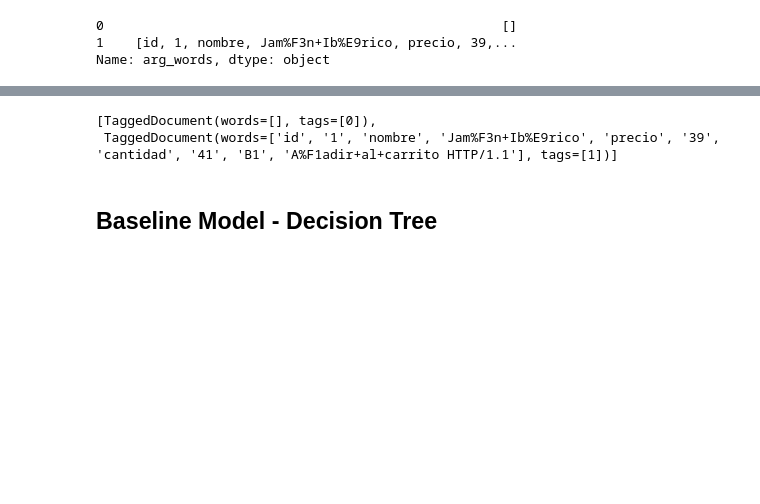
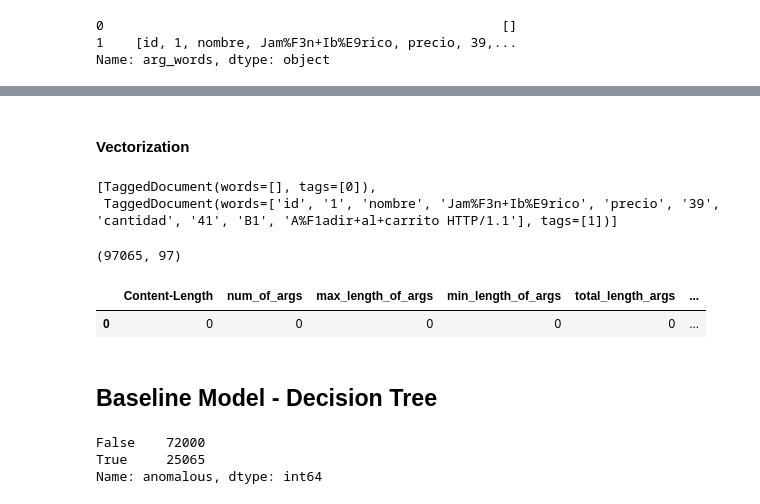
Before and after one commit to Aisha-K/anomaly-detection-for-web-attacks, a Jupyter notebook: notebooks/Data processing.ipynb, the cells around one changed output, grey strips where cells are left out. Saved outputs shown, nothing was run; the diff lists cells and outputs as text; code cells hidden in the pictures; blank space fills up the shorter version.

Commit message:
epochs and feature sizes changed

```diff
--- a/notebooks/Data processing.ipynb
+++ b/notebooks/Data processing.ipynb
@@ -236,4 +255,6 @@ df.head(1)
 # %% [output]
 |  | anomalous | Content-Length | url_words | arg_words | num_of_args | max_length_of_args | min_length_of_args | ... |
 | 0 | False | 0 | [http:, , localhost:8080, tienda1... | [] | 0 | 0 | 0 | ... |
+# %% [markdown]
+####  Vectorization
 # %%
@@ -248,7 +270,7 @@ card_docs[0:2]
  TaggedDocument(words=['id', '1', 'nombre', 'Jam%F3n+Ib%E9rico', 'precio', '39', 'cantidad', '41', 'B1', 'A%F1adir+al+carrito HTTP/1.1'], tags=[1])]
 # %%
 #create model
-model = Doc2Vec(vector_size=64, min_count=1, epochs = 20)
+model = Doc2Vec(vector_size=96, min_count=1, epochs = 30)
 model.build_vocab(card_docs)
 model.train(card_docs, total_examples=model.corpus_count, epochs=model.epochs)
 # %%
@@ -259,8 +281,7 @@ card2vec[0]
 # %%
-#add to df
-
 #Create a list of lists
 dtv= np.array(card2vec).tolist()
+
 #set list to dataframe column
-df['card2vec'] = dtv
-df.head(2)
+#df['card2vec'] = dtv
+#df.head(2)
@@ -274,2 +288,7 @@ df_vecs.head()
-# %%
-df = df.drop(['card2vec'],1)
+# %%
+#create df out of vectors
+df_vecs = pd.DataFrame( dtv )
+df_vecs['anomalous'] = df['anomalous']
+df_vecs.shape
+# %% [output]
+(97065, 97)
@@ -276,2 +301,10 @@ df = df.drop(['card2vec'],1)
+# %%
+#df = df.drop(['card2vec'],1)
+
+df_combined = df.drop(['anomalous','url_words', 'arg_words'],1).join(df_vecs)
+df_combined.head(1)
+# %% [output]
+|  | Content-Length | num_of_args | max_length_of_args | min_length_of_args | total_length_args | ... |
+| 0 | 0 | 0 | 0 | 0 | 0 | ... |
 # %% [markdown]
 ## Baseline Model - Decision Tree
@@ -280 +311,7 @@ df['anomalous'].value_counts()
+# %%
+df['anomalous'].value_counts()
+# %% [output]
+False    72000
+True     25065
+Name: anomalous, dtype: int64
 # %%
```
Also changed, not shown: parts of 25 cells of this notebook.
